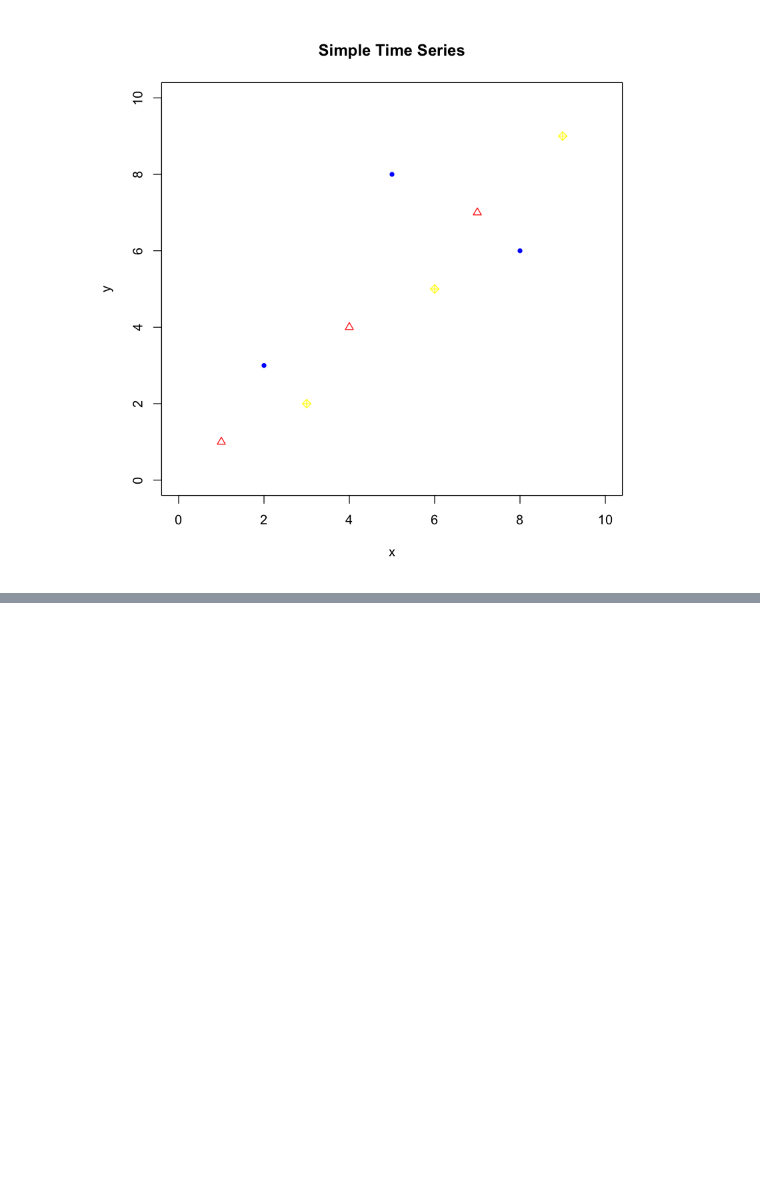
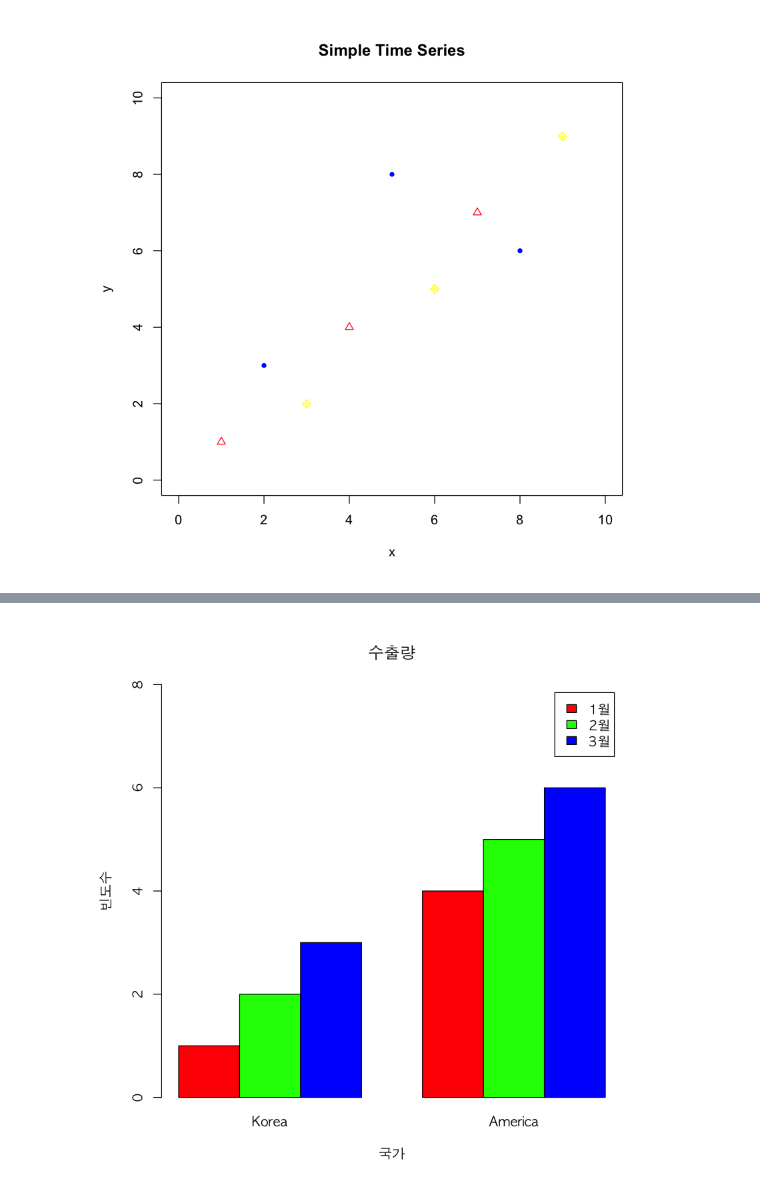
Before and after one commit to bjKim2/R, a Jupyter notebook: 09. 데이터시각화.ipynb, the cells around one changed output, grey strips where cells are left out. Drawn from its saved outputs; the diff is of its cells as text; code cells hidden in the pictures; blank space fills up the shorter version.

```diff
--- a/09. 데이터시각화.ipynb
+++ b/09. 데이터시각화.ipynb
@@ -242,0 +334,19 @@ plot(y,
+# %%
+# 누적 막대 그래프 분리후 열별 label 붙이기
+par(family = "AppleGothic")
+options(warn = -1)
+
+rownames(x) <- c("1월","2월","3월")
+barplot(x,
+        beside = T, # 누적부분 해체
+        ylim = c(0,max(x)+2),
+        names = c("Korea", "America"), # names 는 2 개 또는 6개 를 줄수 있다
+#        names = c("k1","k2","k3","A1","A2","A3")
+        main = "수출량",
+        xlab = "국가",
+        ylab = "빈도수",
+        col = c("red","green","blue"),
+        legend.text = T # 막대그래프는 기본적으로 레전드를 가지고있어서 T 만 쓰면 됨
+       )
+# %% [output]
+[figure, added]
```
Also changed, not shown: parts of 50 cells of this notebook, 2 other files.
